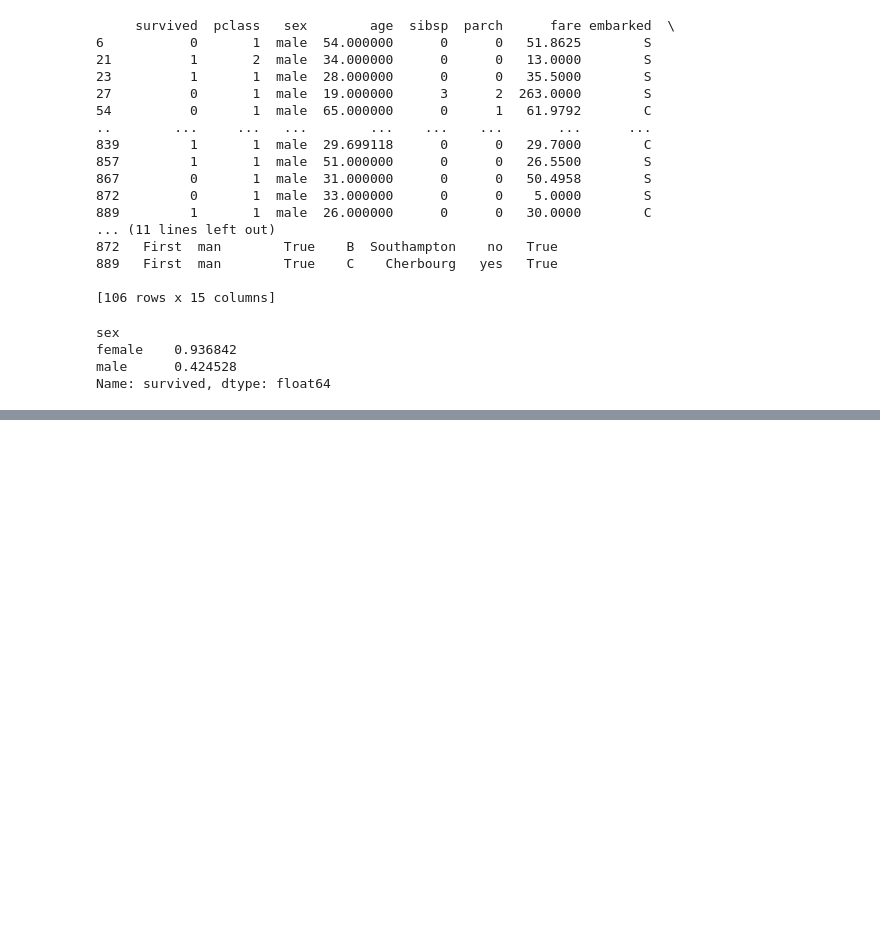
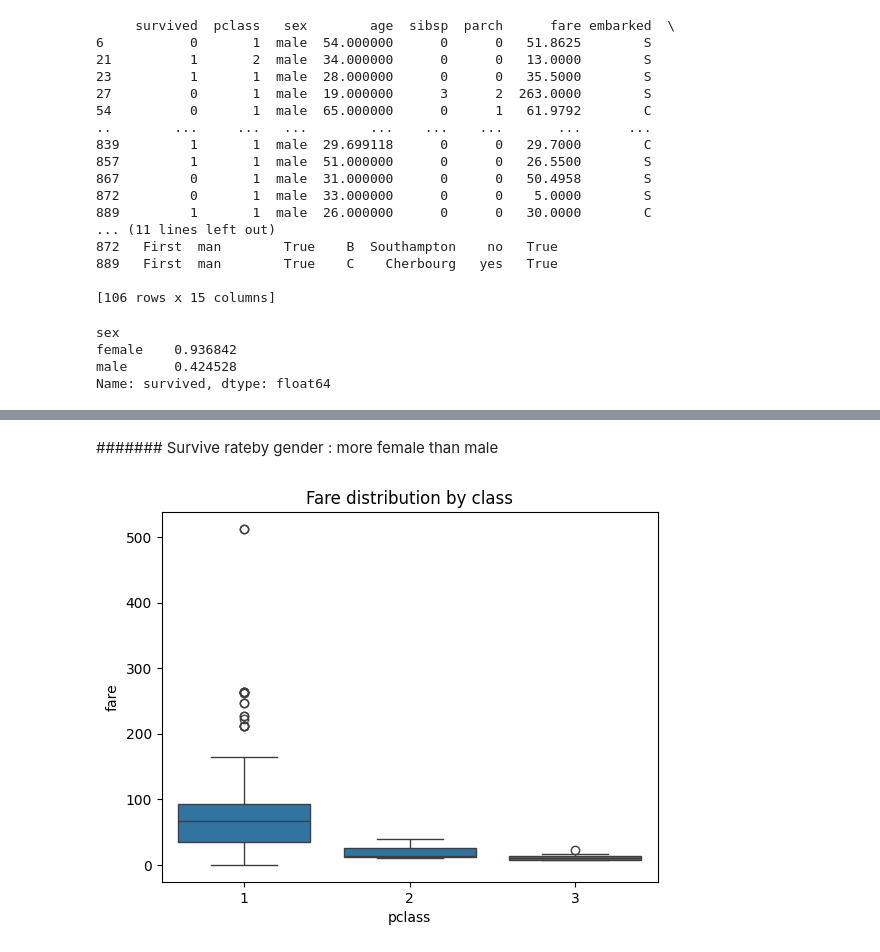
Before and after one commit to nehemmy55/titanic_data_science_project, a Jupyter notebook: Titanic_Data__Science_Project.ipynb, the cells around one changed output, grey strips where cells are left out. Cells and saved outputs as stored; diff of their text form; code cells hidden in the pictures; blank space fills up the shorter version.

```diff
--- a/Titanic_Data__Science_Project.ipynb
+++ b/Titanic_Data__Science_Project.ipynb
@@ -166,0 +229,8 @@ Name: survived, dtype: float64
+# %% [markdown]
+####### Survive rateby gender : more female than male
+# %%
+sns.boxplot(x='pclass', y='fare',data=df)
+plt.title('Fare distribution by class')
+plt.show()
+# %% [output]
+[figure, added]
```
Also changed, not shown: parts of 15 cells of this notebook, 1 other file.
